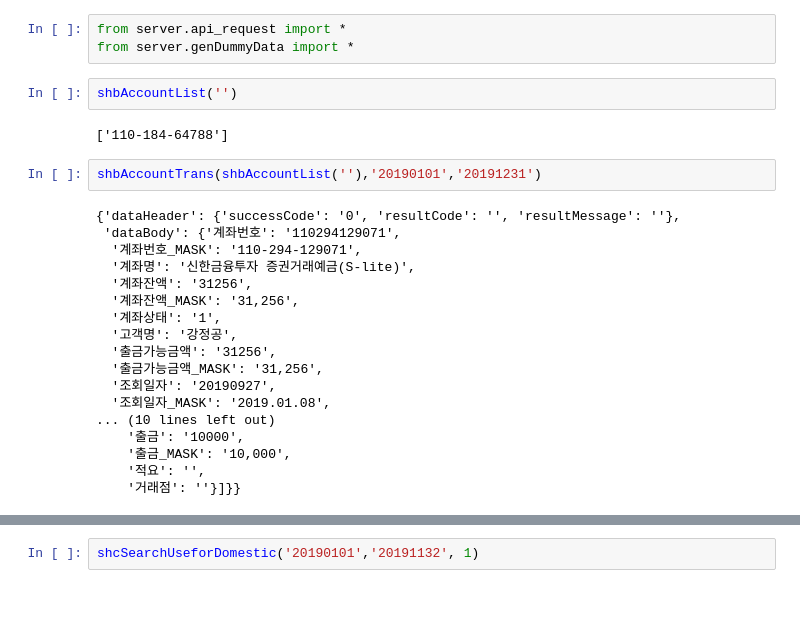
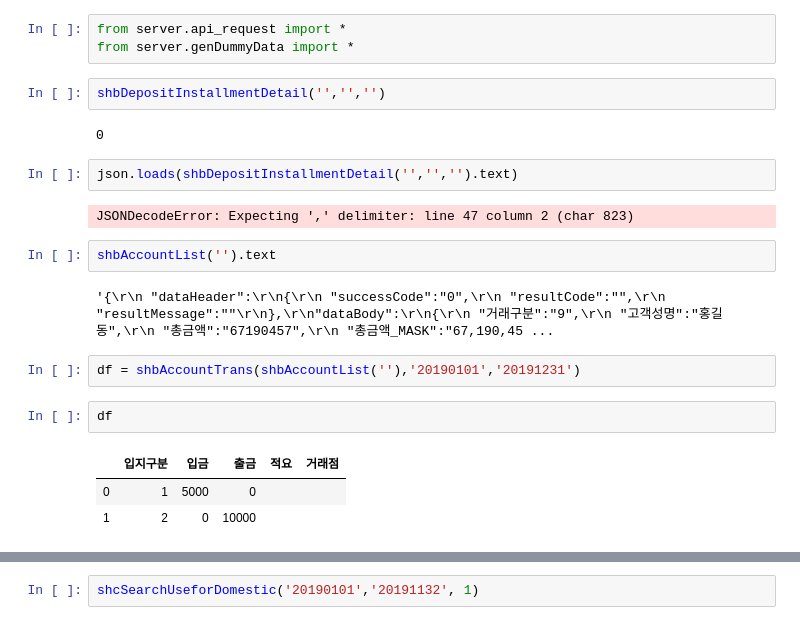
Before and after one commit to thjeong/hack2019, a Jupyter notebook: Untitled.ipynb, the cells around one changed output, grey strips where cells are left out. Cells and saved outputs as stored; diff of their text form; blank space fills up the shorter version.

```diff
--- a/Untitled.ipynb
+++ b/Untitled.ipynb
@@ -415,30 +415,26 @@ detail_func(input_dict)
 # %%
 from server.api_request import *
 from server.genDummyData import *
+# %%
+shbDepositInstallmentDetail('','','')
+# %% [output]
+0
+# %%
+json.loads(shbDepositInstallmentDetail('','','').text)
+# %% [output]
+JSONDecodeError: Expecting ',' delimiter: line 47 column 2 (char 823)
 # %%
-shbAccountList('')
+shbAccountList('').text
 # %% [output]
-['110-184-64788']
+'{\r\n "dataHeader":\r\n{\r\n "successCode":"0",\r\n "resultCode":"",\r\n "resultMessage":""\r\n},\r\n"dataBody":\r\n{\r\n "거래구분":"9",\r\n "고객성명":"홍길동",\r\n "총금액":"67190457",\r\n "총금액_MASK":"67,190,45 ...
 # %%
-shbAccountTrans(shbAccountList(''),'20190101','20191231')
+df = shbAccountTrans(shbAccountList(''),'20190101','20191231')
-# %% [output]
-{'dataHeader': {'successCode': '0', 'resultCode': '', 'resultMessage': ''},
- 'dataBody': {'계좌번호': '110294129071',
-  '계좌번호_MASK': '110-294-129071',
-  '계좌명': '신한금융투자 증권거래예금(S-lite)',
-  '계좌잔액': '31256',
-  '계좌잔액_MASK': '31,256',
-  '계좌상태': '1',
-  '고객명': '강정공',
-  '출금가능금액': '31256',
-  '출금가능금액_MASK': '31,256',
-  '조회일자': '20190927',
-  '조회일자_MASK': '2019.01.08',
-... (10 lines left out)
-    '출금': '10000',
-    '출금_MASK': '10,000',
-    '적요': '',
-    '거래점': ''}]}}
+# %%
+df
+# %% [output]
+|  | 입지구분 | 입금 | 출금 | 적요 | 거래점 |
+| 0 | 1 | 5000 | 0 |  |  |
+| 1 | 2 | 0 | 10000 |  |  |
 # %%
 genSHBAccountTrans('user2')
 # %% [output]
```
Also changed, not shown: parts of 11 cells of this notebook, 3 other files.
